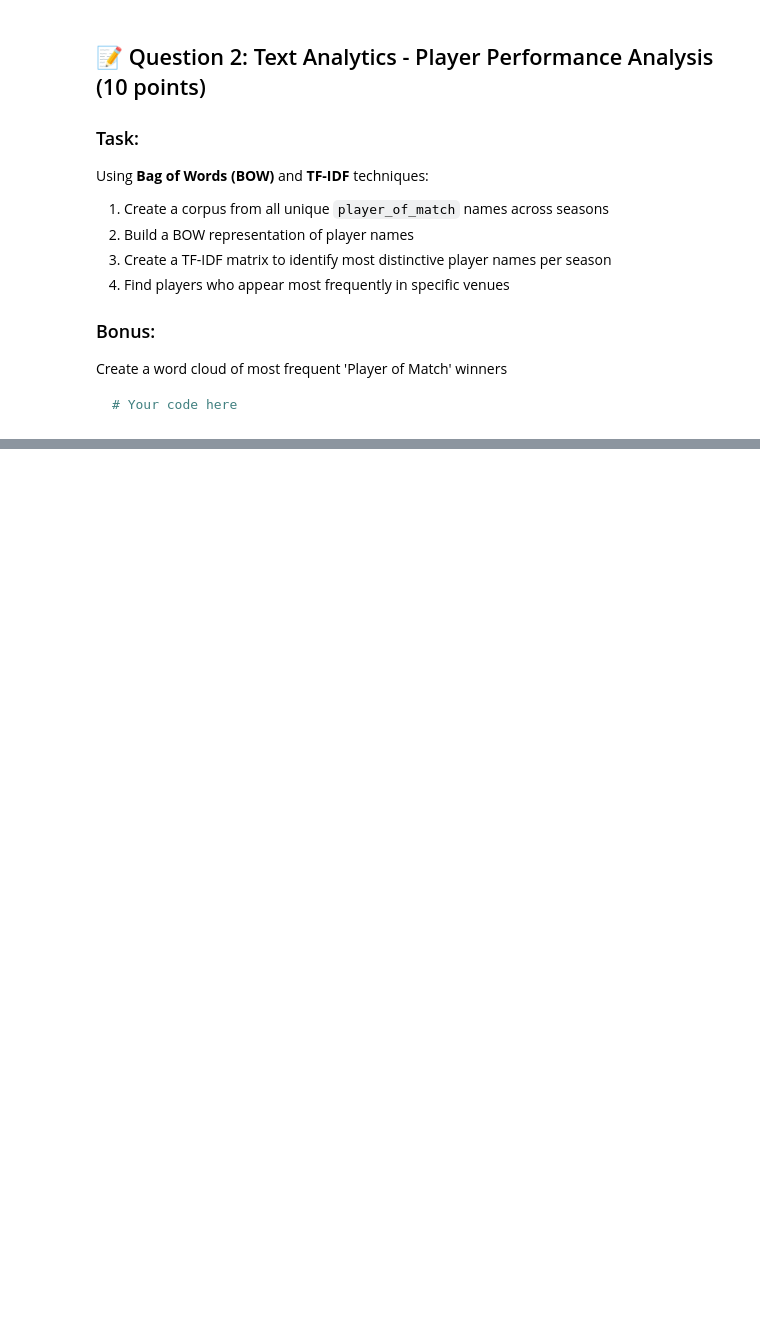
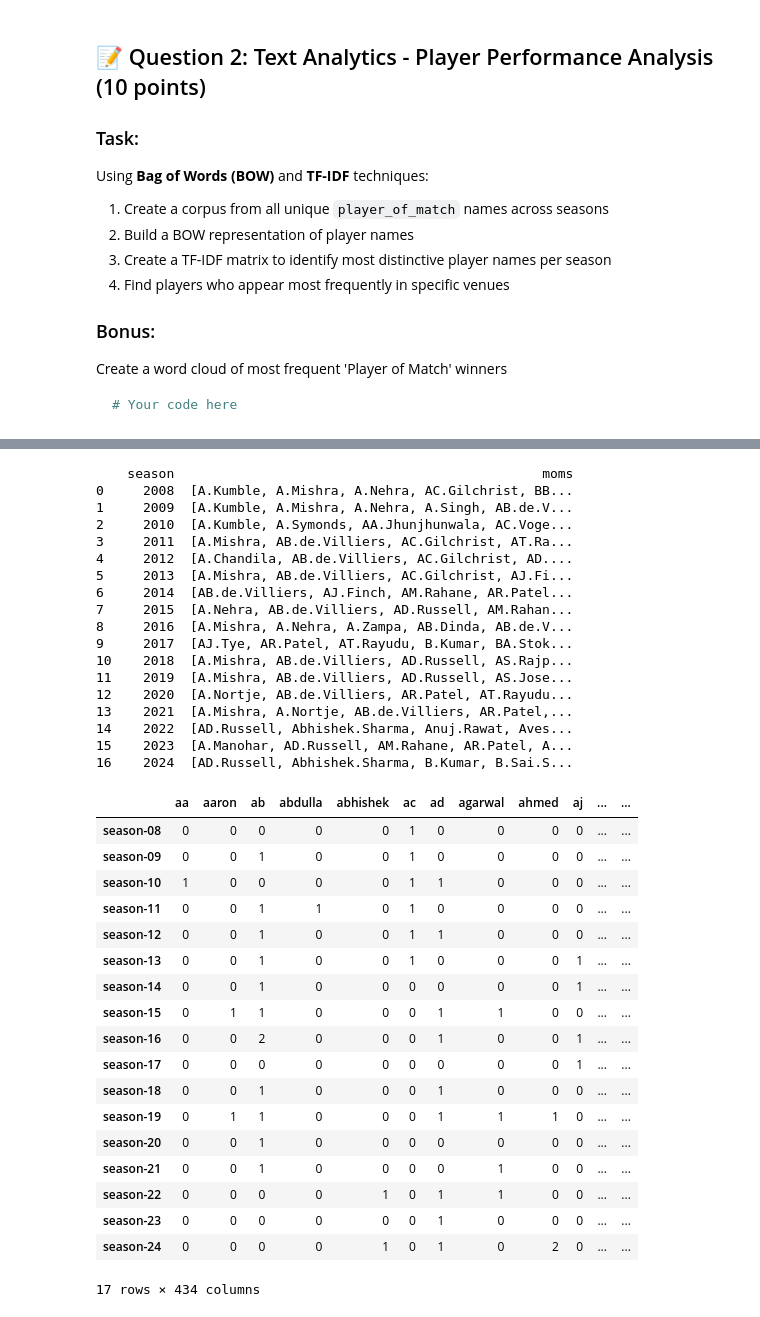
Before and after one commit to sanketmishra009/aiml, a Jupyter notebook: projects/iplAnalysis/analysis.ipynb, the cells around one changed output, grey strips where cells are left out. Drawn from its saved outputs; the diff is of its cells as text; code cells hidden in the pictures; blank space fills up the shorter version.

````diff
--- a/projects/iplAnalysis/analysis.ipynb
+++ b/projects/iplAnalysis/analysis.ipynb
@@ -400,3 +396,22 @@ Create a word cloud of most frequent 'Player of Match' winners
 ```python
 # Your code here
 ```
+# %%
+# venue column data cleaning:
+venue = df['venue']
+def clean_venue(venue):
+    if ',' in venue:
+        return str(venue.strip().split(',')[0])
+    return venue
+
+def clean2(venue):
+    if venue.startswith('Punjab'):
+        return 'Punjab Cricket Association IS Bindra Stadium'
+    if 'Chinnaswamy' in venue:
+        return 'M.Chinnaswamy Stadium'
+    return venue
+
+nvenue = venue.apply(clean_venue)
+nvenue = nvenue.apply(clean2)
+df['nvenue'] = nvenue
+df
@@ -402,0 +432,59 @@ Create a word cloud of most frequent 'Player of Match' winners
+# %%
+from sklearn.feature_extraction.text import CountVectorizer , TfidfVectorizer
+
+# convert player names to tokens
+
+
+df['mom'] = df['player_of_match'].apply(lambda x: ".".join(x.strip().split()))
+player_list_per_season = df.groupby('season').agg({'mom': np.unique}).reset_index().rename(columns = {'mom' : 'moms'})
+print(f"{player_list_per_season}")
+
+moms = player_list_per_season['moms']
+ndoc = []
+for season in moms:
+    ndoc.append(" ".join(season))
+# print(f"{ndoc}")
+# convert the player_list_per_season to bow
+cvector = CountVectorizer()
+bmat = cvector.fit_transform(ndoc)
+bow = pd.DataFrame(bmat.toarray() , columns = cvector.get_feature_names_out())
+bow.index = [f"season-{str(season)[-2:]}" for season in player_list_per_season['season']]
+bow
+# %% [output]
+    season                                               moms
+0     2008  [A.Kumble, A.Mishra, A.Nehra, AC.Gilchrist, BB...
+1     2009  [A.Kumble, A.Mishra, A.Nehra, A.Singh, AB.de.V...
+2     2010  [A.Kumble, A.Symonds, AA.Jhunjhunwala, AC.Voge...
+3     2011  [A.Mishra, AB.de.Villiers, AC.Gilchrist, AT.Ra...
+4     2012  [A.Chandila, AB.de.Villiers, AC.Gilchrist, AD....
+5     2013  [A.Mishra, AB.de.Villiers, AC.Gilchrist, AJ.Fi...
+6     2014  [AB.de.Villiers, AJ.Finch, AM.Rahane, AR.Patel...
+7     2015  [A.Nehra, AB.de.Villiers, AD.Russell, AM.Rahan...
+8     2016  [A.Mishra, A.Nehra, A.Zampa, AB.Dinda, AB.de.V...
+9     2017  [AJ.Tye, AR.Patel, AT.Rayudu, B.Kumar, BA.Stok...
+10    2018  [A.Mishra, AB.de.Villiers, AD.Russell, AS.Rajp...
+11    2019  [A.Mishra, AB.de.Villiers, AD.Russell, AS.Jose...
+12    2020  [A.Nortje, AB.de.Villiers, AR.Patel, AT.Rayudu...
+13    2021  [A.Mishra, A.Nortje, AB.de.Villiers, AR.Patel,...
+14    2022  [AD.Russell, Abhishek.Sharma, Anuj.Rawat, Aves...
+15    2023  [A.Manohar, AD.Russell, AM.Rahane, AR.Patel, A...
+16    2024  [AD.Russell, Abhishek.Sharma, B.Kumar, B.Sai.S...
+|  | aa | aaron | ab | abdulla | abhishek | ac | ad | agarwal | ahmed | aj | ... | ... |
+| season-08 | 0 | 0 | 0 | 0 | 0 | 1 | 0 | 0 | 0 | 0 | ... | ... |
+| season-09 | 0 | 0 | 1 | 0 | 0 | 1 | 0 | 0 | 0 | 0 | ... | ... |
+| season-10 | 1 | 0 | 0 | 0 | 0 | 1 | 1 | 0 | 0 | 0 | ... | ... |
+| season-11 | 0 | 0 | 1 | 1 | 0 | 1 | 0 | 0 | 0 | 0 | ... | ... |
+| season-12 | 0 | 0 | 1 | 0 | 0 | 1 | 1 | 0 | 0 | 0 | ... | ... |
+| season-13 | 0 | 0 | 1 | 0 | 0 | 1 | 0 | 0 | 0 | 1 | ... | ... |
+| season-14 | 0 | 0 | 1 | 0 | 0 | 0 | 0 | 0 | 0 | 1 | ... | ... |
+| season-15 | 0 | 1 | 1 | 0 | 0 | 0 | 1 | 1 | 0 | 0 | ... | ... |
+| season-16 | 0 | 0 | 2 | 0 | 0 | 0 | 1 | 0 | 0 | 1 | ... | ... |
+| season-17 | 0 | 0 | 0 | 0 | 0 | 0 | 0 | 0 | 0 | 1 | ... | ... |
+| season-18 | 0 | 0 | 1 | 0 | 0 | 0 | 1 | 0 | 0 | 0 | ... | ... |
+| season-19 | 0 | 1 | 1 | 0 | 0 | 0 | 1 | 1 | 1 | 0 | ... | ... |
+| season-20 | 0 | 0 | 1 | 0 | 0 | 0 | 0 | 0 | 0 | 0 | ... | ... |
+| season-21 | 0 | 0 | 1 | 0 | 0 | 0 | 0 | 1 | 0 | 0 | ... | ... |
+| season-22 | 0 | 0 | 0 | 0 | 1 | 0 | 1 | 1 | 0 | 0 | ... | ... |
+| season-23 | 0 | 0 | 0 | 0 | 0 | 0 | 1 | 0 | 0 | 0 | ... | ... |
+| season-24 | 0 | 0 | 0 | 0 | 1 | 0 | 1 | 0 | 2 | 0 | ... | ... |
+17 rows × 434 columns
````
Also changed, not shown: parts of 9 cells of this notebook, 14 other files.
